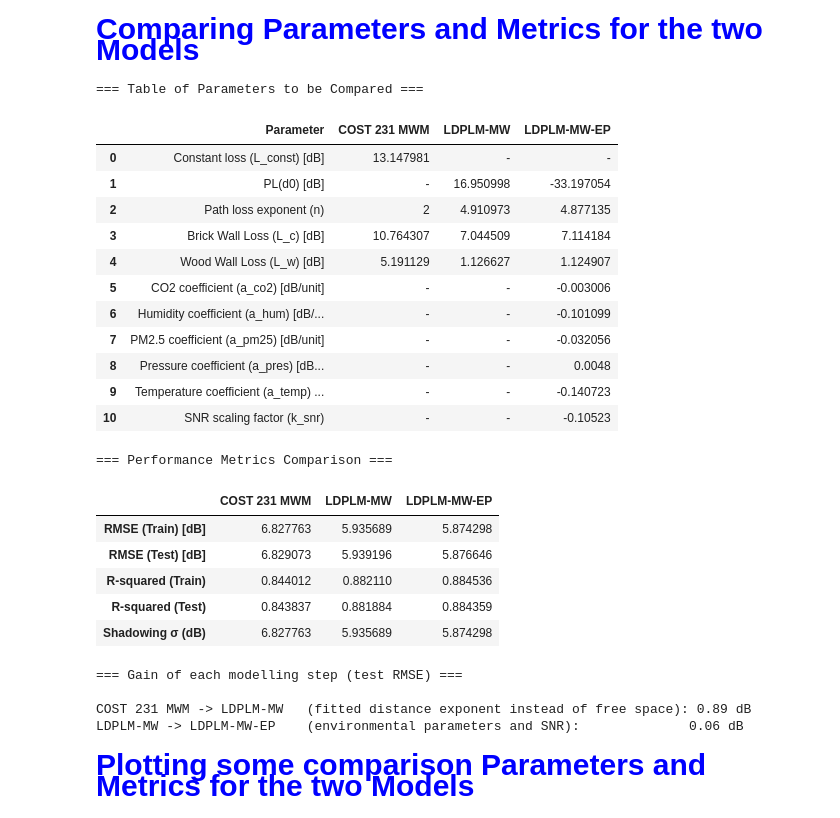
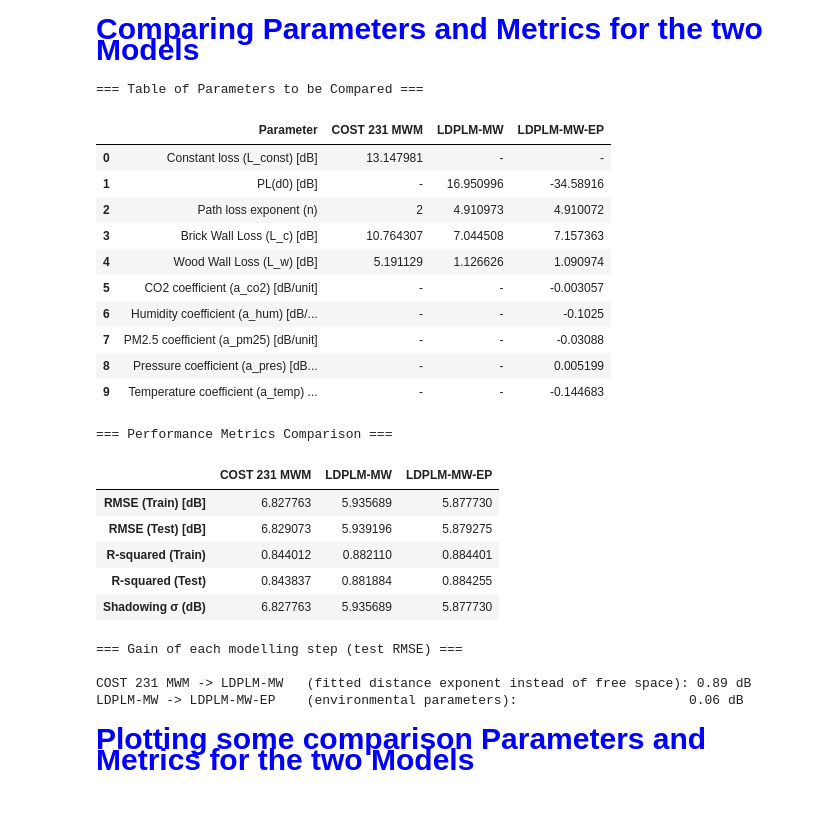
Before and after one commit to nahshonmokua/LoRaWAN-Indoor-PathLoss-Dataset-IEEEACCESS, a Jupyter notebook: 05_Log-Distance Path Loss Modeling.ipynb, the cells around one changed output. Drawn from its saved outputs; the diff is of its cells as text; code cells hidden in the pictures.

```diff
--- a/05_Log-Distance Path Loss Modeling.ipynb
+++ b/05_Log-Distance Path Loss Modeling.ipynb
@@ -45,8 +45,7 @@ all_features = np.column_stack((
     df['humidity'].values,
     df['pm25'].values,
     df['pressure'].values,
-    df['temperature'].values,
-    df['snr'].values
+    df['temperature'].values
 ))
 PL_all = df['exp_pl'].values
 time_all = df['time'].values
@@ -244,7 +243,7 @@ Defining LDPLM-MW-EP Model, Fitting, and Extracting Parameters
 </p>
 # %%
 # Indices for features used in LDPLM-MW-EP
-idx_ep = [0, 1, 2, 3, 4, 5, 6, 7, 8, 9]
+idx_ep = [0, 1, 2, 3, 4, 5, 6, 7, 8]
 
 # Extract training and testing data for LDPLM-MW-EP
 x_train_ep = X_train_all[:, idx_ep].T
@@ -253,15 +252,15 @@ PL_train_ep = PL_train_all
 PL_test_ep = PL_test_all
 
 # Define the enhanced Log-Distance Path Loss Model with Environmental Parameters
-def log_distance_path_loss_with_env_params(x, PL_d0, n, L_c, L_w, a_co2, a_hum, a_pm25, a_pres, a_temp, k_snr):
-    d, frequency, c_walls, w_walls, co2, humidity, pm25, pressure, temperature, snr = x
+def log_distance_path_loss_with_env_params(x, PL_d0, n, L_c, L_w, a_co2, a_hum, a_pm25, a_pres, a_temp):
+    d, frequency, c_walls, w_walls, co2, humidity, pm25, pressure, temperature = x
     d0 = 1  # Reference distance in meters
     return (PL_d0 + 10 * n * np.log10(d / d0) + 20 * np.log10(frequency) + c_walls * L_c + w_walls * L_w +
             a_co2 * co2 + a_hum * humidity + a_pm25 * pm25 +
-            a_pres * pressure + a_temp * temperature + snr * k_snr)
+            a_pres * pressure + a_temp * temperature)
 
-# Initial guesses for PL_d0, n, L_c, L_w, environmental factors, and SNR coefficient
-initial_guesses_ep = [40, 3.5, 12, 5, 0.0, 0.0, 0.0, 0.0, 0.0, -1.0]  # Can be adjusted
+# Initial guesses for PL_d0, n, L_c, L_w, and environmental factors
+initial_guesses_ep = [40, 3.5, 12, 5, 0.0, 0.0, 0.0, 0.0, 0.0]  # Can be adjusted
 
 # Perform curve fitting for LDPLM-MW-EP
 popt_ep, pcov_ep = curve_fit(
@@ -273,16 +272,16 @@ popt_ep, pcov_ep = curve_fit(
 )
 
 # Extract the fitted parameters for LDPLM-MW-EP
-PL_d0_ep, n_ep, L_c_ep, L_w_ep, a_co2_ep, a_hum_ep, a_pm25_ep, a_pres_ep, a_temp_ep, k_snr_ep = popt_ep
+PL_d0_ep, n_ep, L_c_ep, L_w_ep, a_co2_ep, a_hum_ep, a_pm25_ep, a_pres_ep, a_temp_ep = popt_ep
 
 # Predict path loss for the test set
 PL_pred_ep = log_distance_path_loss_with_env_params(
-    x_test_ep, PL_d0_ep, n_ep, L_c_ep, L_w_ep, a_co2_ep, a_hum_ep, a_pm25_ep, a_pres_ep, a_temp_ep, k_snr_ep
+    x_test_ep, PL_d0_ep, n_ep, L_c_ep, L_w_ep, a_co2_ep, a_hum_ep, a_pm25_ep, a_pres_ep, a_temp_ep
 )
 
 # Calculate the shadowing component for the training set
 PL_train_pred_ep = log_distance_path_loss_with_env_params(
-    x_train_ep, PL_d0_ep, n_ep, L_c_ep, L_w_ep, a_co2_ep, a_hum_ep, a_pm25_ep, a_pres_ep, a_temp_ep, k_snr_ep
+    x_train_ep, PL_d0_ep, n_ep, L_c_ep, L_w_ep, a_co2_ep, a_hum_ep, a_pm25_ep, a_pres_ep, a_temp_ep
 )
 shadowing_train_ep = PL_train_ep - PL_train_pred_ep
 sigma_ep = np.std(shadowing_train_ep)
@@ -323,8 +322,7 @@ params_ep = {
     'Humidity coefficient (a_hum) [dB/unit]': a_hum_ep,
     'PM2.5 coefficient (a_pm25) [dB/unit]': a_pm25_ep,
     'Pressure coefficient (a_pres) [dB/unit]': a_pres_ep,
-    'Temperature coefficient (a_temp) [dB/unit]': a_temp_ep,
-    'SNR scaling factor (k_snr)': k_snr_ep
+    'Temperature coefficient (a_temp) [dB/unit]': a_temp_ep
 }
 
 # Create the Parameter list: the constant loss of the COST 231 MWM + all LDPLM-MW-EP parameters
@@ -341,55 +339,54 @@ params_df = pd.DataFrame({
 print("\n=== Table of Parameters to be Compared ===\n")
 display(params_df)
 
 # Metrics Comparison Including Training and Test Sets
 # Metrics Comparison
 metrics = [
     'RMSE (Train) [dB]',
     'RMSE (Test) [dB]',
     'R-squared (Train)',
     'R-squared (Test)',
     'Shadowing σ (dB)'
 ]
 metrics_values = {
     'COST 231 MWM': [rmse_train_cost, rmse_cost, r_squared_train_cost, r_squared_cost, sigma_cost],
     'LDPLM-MW': [rmse_train_mw, rmse_mw, r_squared_train_mw, r_squared_mw, sigma_mw],
     'LDPLM-MW-EP': [rmse_train_ep, rmse_ep, r_squared_train_ep, r_squared_ep, sigma_ep]
 }
 
 metrics_df = pd.DataFrame(metrics_values, index=metrics)
 
 print("\n=== Performance Metrics Comparison ===\n")
 display(metrics_df)
 
 # Where the improvement comes from: one step at a time (test RMSE)
 print("\n=== Gain of each modelling step (test RMSE) ===\n")
 print(f"COST 231 MWM -> LDPLM-MW   (fitted distance exponent instead of free space): {rmse_cost - rmse_mw:.2f} dB")
-print(f"LDPLM-MW -> LDPLM-MW-EP    (environmental parameters and SNR):              {rmse_mw - rmse_ep:.2f} dB")
+print(f"LDPLM-MW -> LDPLM-MW-EP    (environmental parameters):                      {rmse_mw - rmse_ep:.2f} dB")
 # %% [output]
 === Table of Parameters to be Compared ===
 |  | Parameter | COST 231 MWM | LDPLM-MW | LDPLM-MW-EP |
 | 0 | Constant loss (L_const) [dB] | 13.147981 | - | - |
-| 1 | PL(d0) [dB] | - | 16.950998 | -33.197054 |
-| 2 | Path loss exponent (n) | 2 | 4.910973 | 4.877135 |
-| 3 | Brick Wall Loss (L_c) [dB] | 10.764307 | 7.044509 | 7.114184 |
-| 4 | Wood Wall Loss (L_w) [dB] | 5.191129 | 1.126627 | 1.124907 |
-| 5 | CO2 coefficient (a_co2) [dB/unit] | - | - | -0.003006 |
-| 6 | Humidity coefficient (a_hum) [dB/... | - | - | -0.101099 |
-| 7 | PM2.5 coefficient (a_pm25) [dB/unit] | - | - | -0.032056 |
-| 8 | Pressure coefficient (a_pres) [dB... | - | - | 0.0048 |
-| 9 | Temperature coefficient (a_temp) ... | - | - | -0.140723 |
-| 10 | SNR scaling factor (k_snr) | - | - | -0.10523 |
+| 1 | PL(d0) [dB] | - | 16.950996 | -34.58916 |
+| 2 | Path loss exponent (n) | 2 | 4.910973 | 4.910072 |
+| 3 | Brick Wall Loss (L_c) [dB] | 10.764307 | 7.044508 | 7.157363 |
+| 4 | Wood Wall Loss (L_w) [dB] | 5.191129 | 1.126626 | 1.090974 |
+| 5 | CO2 coefficient (a_co2) [dB/unit] | - | - | -0.003057 |
+| 6 | Humidity coefficient (a_hum) [dB/... | - | - | -0.1025 |
+| 7 | PM2.5 coefficient (a_pm25) [dB/unit] | - | - | -0.03088 |
+| 8 | Pressure coefficient (a_pres) [dB... | - | - | 0.005199 |
+| 9 | Temperature coefficient (a_temp) ... | - | - | -0.144683 |
 === Performance Metrics Comparison ===
 |  | COST 231 MWM | LDPLM-MW | LDPLM-MW-EP |
-| RMSE (Train) [dB] | 6.827763 | 5.935689 | 5.874298 |
-| RMSE (Test) [dB] | 6.829073 | 5.939196 | 5.876646 |
-| R-squared (Train) | 0.844012 | 0.882110 | 0.884536 |
-| R-squared (Test) | 0.843837 | 0.881884 | 0.884359 |
-| Shadowing σ (dB) | 6.827763 | 5.935689 | 5.874298 |
+| RMSE (Train) [dB] | 6.827763 | 5.935689 | 5.877730 |
+| RMSE (Test) [dB] | 6.829073 | 5.939196 | 5.879275 |
+| R-squared (Train) | 0.844012 | 0.882110 | 0.884401 |
+| R-squared (Test) | 0.843837 | 0.881884 | 0.884255 |
+| Shadowing σ (dB) | 6.827763 | 5.935689 | 5.877730 |
 === Gain of each modelling step (test RMSE) ===
 
 COST 231 MWM -> LDPLM-MW   (fitted distance exponent instead of free space): 0.89 dB
-LDPLM-MW -> LDPLM-MW-EP    (environmental parameters and SNR):              0.06 dB
+LDPLM-MW -> LDPLM-MW-EP    (environmental parameters):                      0.06 dB
 # %% [markdown]
 <p style="font-family: 'Courier New', Courier, monospace; font-size: 30px; font-weight: bold; color: blue;  text-align: left;">
 Plotting some comparison Parameters and Metrics for the two Models
```
Also changed, not shown: parts of 3 cells of this notebook.
